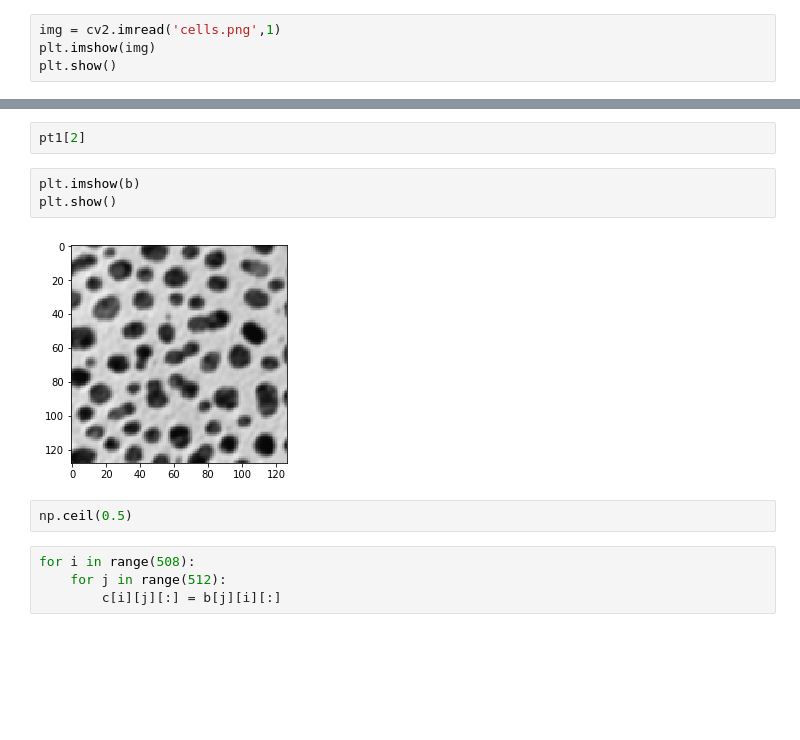
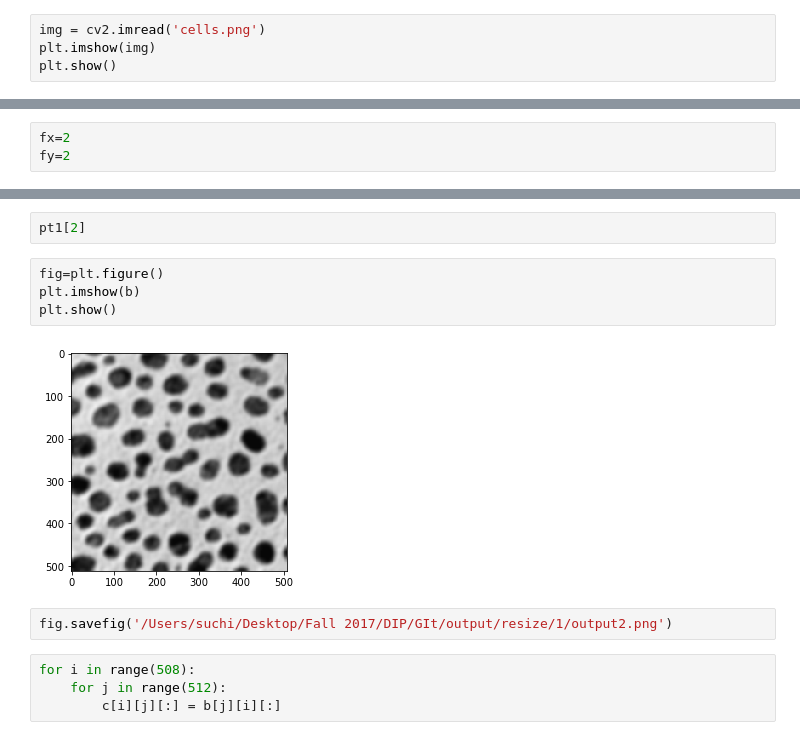
Before and after one commit to Suchismitha-Vedala/IMAGE-PROCESSING-INTERPOLATION, a Jupyter notebook: Bilinear.ipynb, the cells around one changed output, grey strips where cells are left out. Drawn from its saved outputs; the diff is of its cells as text; blank space fills up the shorter version.

```diff
--- a/Bilinear.ipynb
+++ b/Bilinear.ipynb
@@ -5,7 +5,7 @@ import math
 from numpy import zeros, newaxis
 from matplotlib import pyplot as plt
 # %%
-img = cv2.imread('cells.png',1)
+img = cv2.imread('cells.png')
 plt.imshow(img)
 plt.show()
 # %% [output]
@@ -19,3 +16,6 @@ fy=0.5
+# %%
+fx=2
+fy=2
 # %%
 new_w=int(w*fx)
 new_h=int(h*fy)
@@ -88,12 +86,13 @@ except:
 # %%
 pt1[2]
 # %%
+fig=plt.figure()
 plt.imshow(b)
 plt.show()
 # %% [output]
-[figure, old version]
+[figure, new version]
-# %%
-np.ceil(0.5)
+# %%
+fig.savefig('/Users/suchi/Desktop/Fall 2017/DIP/GIt/output/resize/1/output2.png')
 # %%
 for i in range(508):
     for j in range(512):
```
Also changed, not shown: parts of 2 cells of this notebook, 10 other files.
